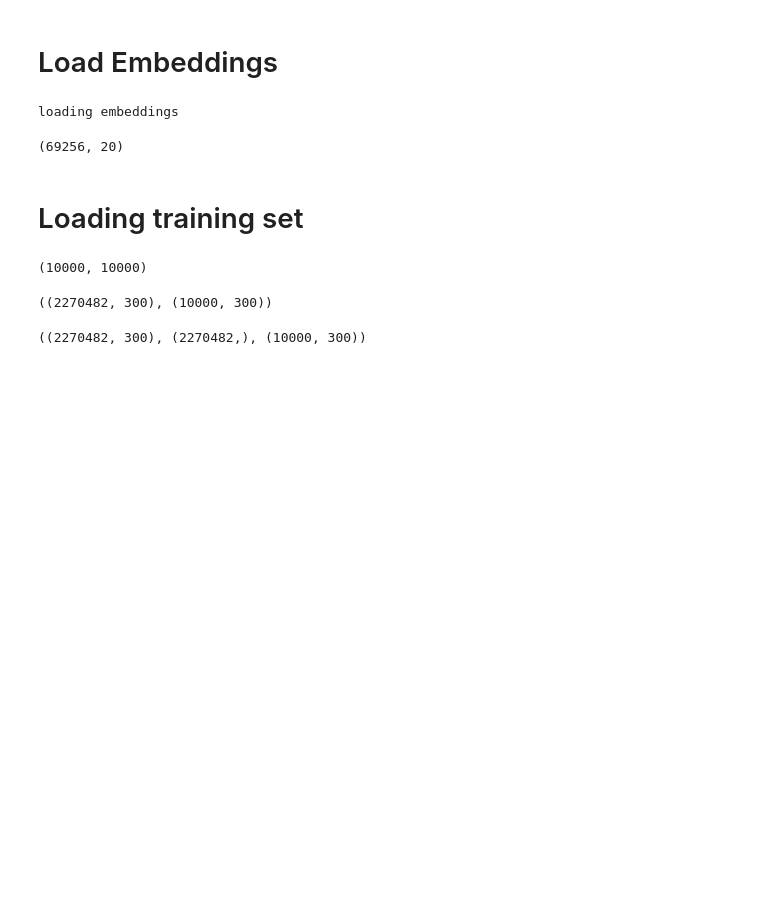
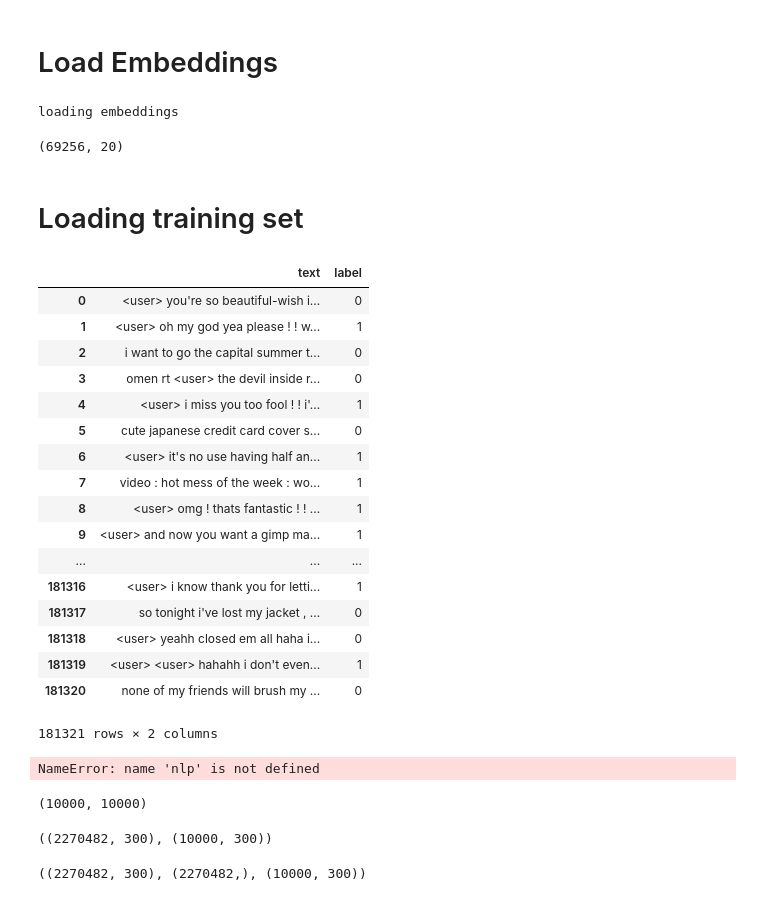
Before and after one commit to costanzavolpini/ML_project2, a Jupyter notebook: baselines/marco_notebook.ipynb, the cells around one changed output. Drawn from its saved outputs; the diff is of its cells as text; code cells hidden in the pictures; blank space fills up the shorter version.

```diff
--- a/baselines/marco_notebook.ipynb
+++ b/baselines/marco_notebook.ipynb
@@ -37,6 +37,58 @@ embeddings.shape
 (69256, 20)
 # %% [markdown]
 # Loading training set
+# %%
+#Read Data neg and pos with corresponding label
+
+raw_data_neg = pd.read_csv('train_neg.txt', header=None, sep="\n", encoding='utf-8', names=['text'],
+                               error_bad_lines=True, warn_bad_lines=True, quoting=csv.QUOTE_NONE).drop_duplicates()
+# raw_data_neg['text'] = raw_data_neg['text']
+raw_data_neg['label'] = 0
+# raw_data_neg = raw_data_neg[:5000]
+
+raw_data_pos = pd.read_csv('train_pos.txt', header=None, sep="\n", encoding='utf-8', names=['text'],
+                               error_bad_lines=True, warn_bad_lines=True, quoting=csv.QUOTE_NONE).drop_duplicates()
+raw_data_pos['label'] = 1
+# raw_data_pos = raw_data_pos[:5000]
+
+
+raw_data_train = pd.concat([raw_data_neg, raw_data_pos], ignore_index=True)
+
+
+# raw_data_test = pd.read_csv('test_data.txt', header=None, sep="\n", encoding='utf-8', names=['text'],
+#                                error_bad_lines=False, warn_bad_lines=False, quoting=csv.QUOTE_NONE).drop_duplicates()
+
+
+# raw_data_test['id'], raw_data_test['text'] = raw_data_test['text'].apply(lambda x: x.split(',')[0]), raw_data_test['text'].apply(lambda x: ','.join(x.split(',')[1:]))
+# %%
+indices = np.arange(raw_data_train.shape[0])
+np.random.shuffle(indices), raw_data_train.shape[0]
+
+raw_data_train.loc[indices].text, raw_data_train.loc[indices].label
+
+raw_data_train.text = raw_data_train.loc[indices].text.values
+raw_data_train.label = raw_data_train.loc[indices].label.values
+# %%
+raw_data_train
+# %% [output]
+|  | text | label |
+| 0 | <user> you're so beautiful-wish i... | 0 |
+| 1 | <user> oh my god yea please ! ! w... | 1 |
+| 2 | i want to go the capital summer t... | 0 |
+| 3 | omen rt <user> the devil inside r... | 0 |
+| 4 | <user> i miss you too fool ! ! i'... | 1 |
+| 5 | cute japanese credit card cover s... | 0 |
+| 6 | <user> it's no use having half an... | 1 |
+| 7 | video : hot mess of the week : wo... | 1 |
+| 8 | <user> omg ! thats fantastic ! ! ... | 1 |
+| 9 | <user> and now you want a gimp ma... | 1 |
+| ... | ... | ... |
+| 181316 | <user> i know thank you for letti... | 1 |
+| 181317 | so tonight i've lost my jacket , ... | 0 |
+| 181318 | <user> yeahh closed em all haha i... | 0 |
+| 181319 | <user> <user> hahahh i don't even... | 1 |
+| 181320 | none of my friends will brush my ... | 0 |
+181321 rows × 2 columns
 # %%
 #Read Data neg and pos with corresponding label
 
@@ -63,7 +115,17 @@ raw_data_test['id'], raw_data_test['text'] = raw_data_test['text'].apply(lambda
 # %%
 docs = list(nlp.pipe(raw_data_train['text'], batch_size=1000, n_threads=8))
 
+
+features_train = np.zeros((len(docs), 300))
+
+for (i, doc) in enumerate(docs):
+    features_train[i, :] = doc.vector
+
+features_train
+
 # test_docs = list(nlp.pipe(raw_data_test['text'], batch_size=1000, n_threads=8))
+# %% [output]
+NameError: name 'nlp' is not defined
 # %%
 test_docs = list(nlp.pipe(raw_data_test['text'], batch_size=1000, n_threads=8))
 # %%
```
Also changed, not shown: parts of 31 cells of this notebook, 13 other files.
